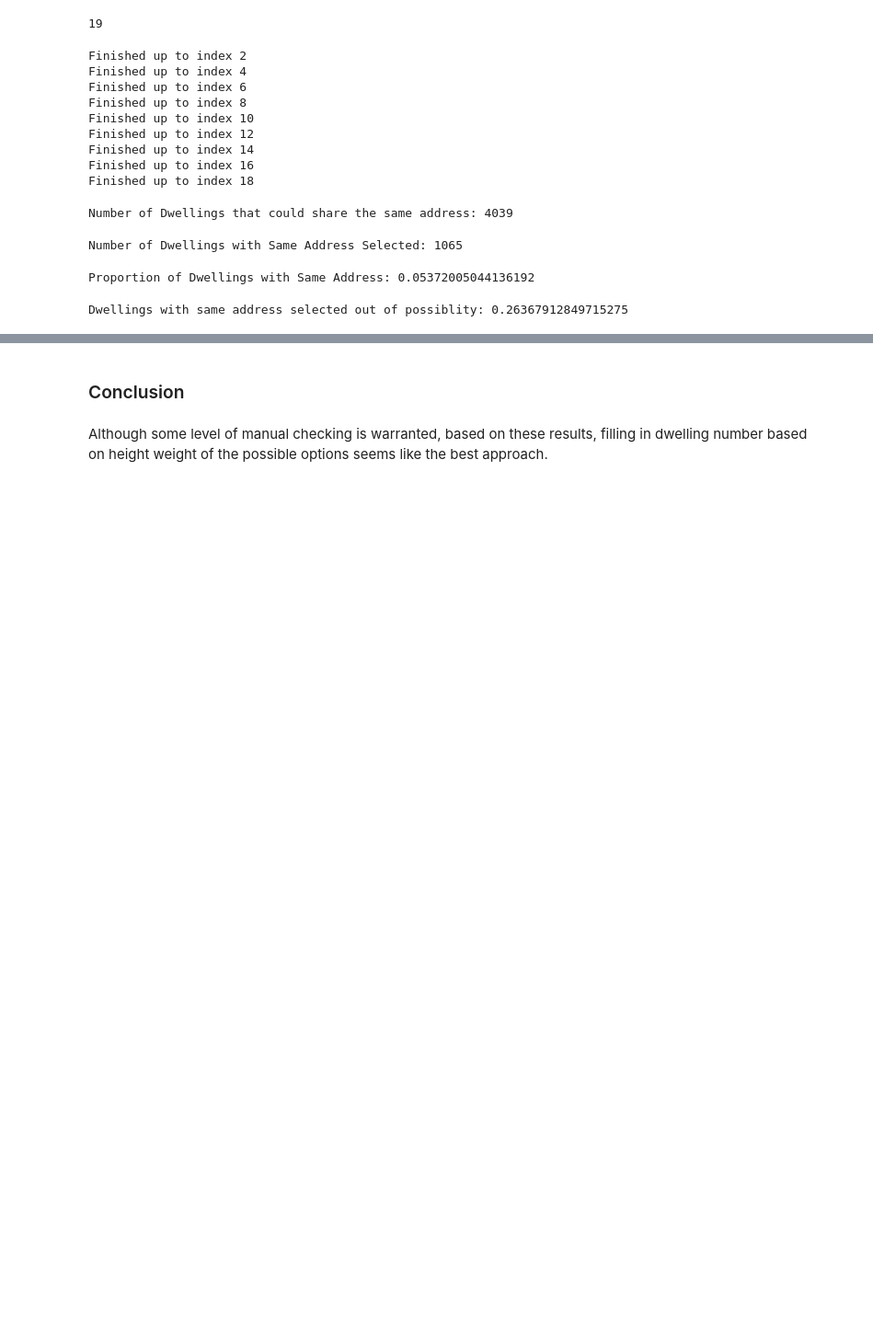
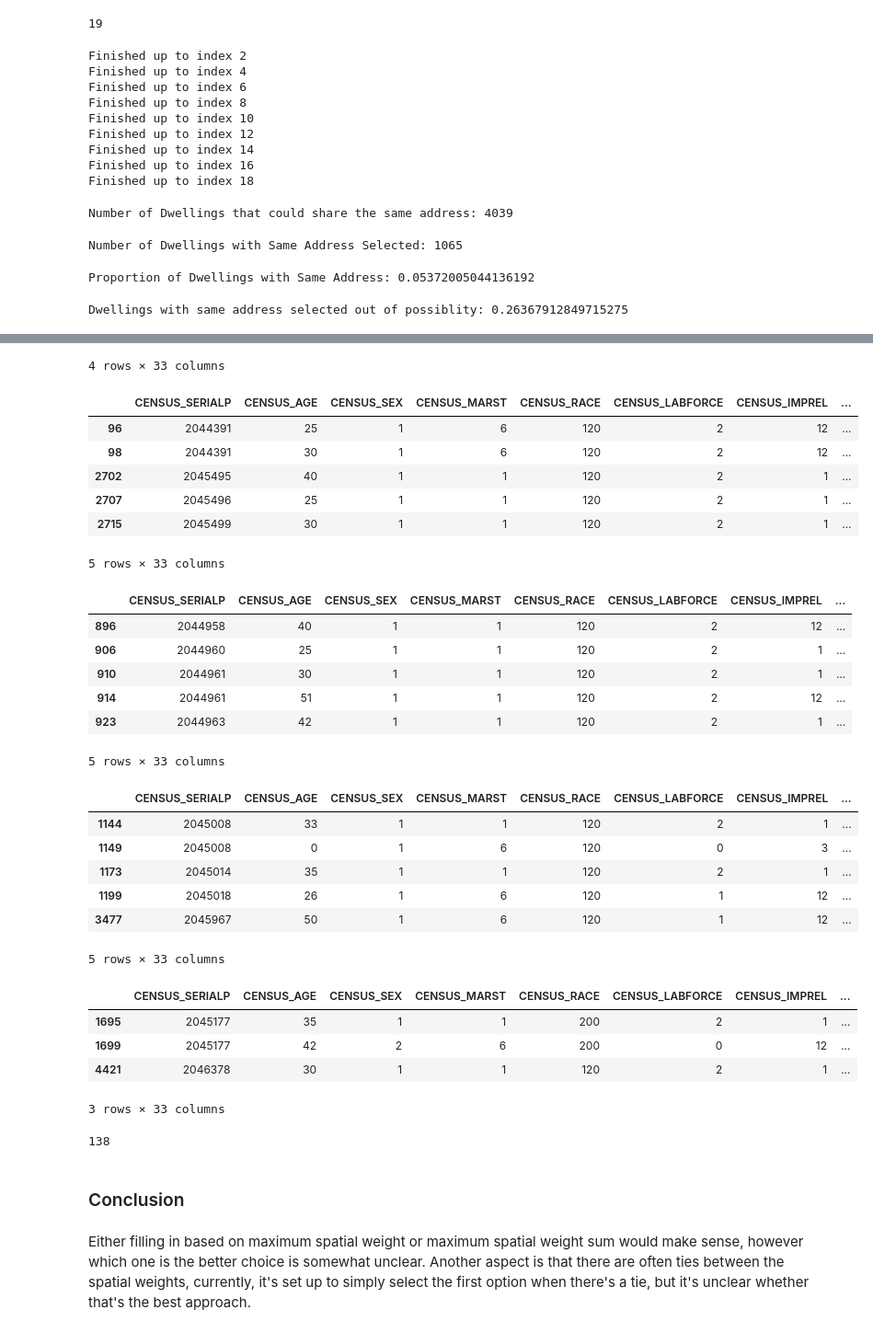
Before and after one commit to CenterForSpatialResearch/hnyc-spatial-linkage, a Jupyter notebook: Dwelling Addresses.ipynb, the cells around one changed output, grey strips where cells are left out. Shown at 92% size. Saved outputs shown, nothing was run; the diff lists cells and outputs as text; code cells hidden in the pictures; blank space fills up the shorter version.

Commit message:
fill in dwellings based on max sum

```diff
--- a/Dwelling Addresses.ipynb
+++ b/Dwelling Addresses.ipynb
@@ -821,0 +946,3 @@ Dwellings with same address selected out of possiblity: 0.26367912849715275
+# %%
+Census1850_diff = CensusDis1850[~CensusDis1850["CENSUS_IPUMS_UID"].isin(Dwelling_filled_same.CENSUS_IPUMS_UID.values)]
+Census1850_diff.info()
@@ -821,0 +967,7 @@ Dwellings with same address selected out of possiblity: 0.26367912849715275
+# %%
+#Create a column to display spatial weights
+Census1850_diff = Census1850_diff.copy()
+Census1850_diff["spatial_weight_sum"] = Census1850_diff.groupby(["CENSUS_WARD_NUM","CENSUS_DWELLING_NUM", "CD_ADDRESS"])["spatial_weight"].transform('sum')
+# %%
+Dwelling_filled_differences_all = Census1850_diff.merge(Dwelling_filled_differences, how = "left", on = "CENSUS_IPUMS_UID")
+Dwelling_filled_differences_all.info()
@@ -821,0 +992,10 @@ Dwellings with same address selected out of possiblity: 0.26367912849715275
+# %%
+Dwelling_filled_differences_all.dropna(subset = ["spatial_weight"], inplace = True)
+# %%
+i = 0
+for index, group in Dwelling_filled_differences_all.groupby(["CENSUS_WARD_NUM", "CENSUS_DWELLING_NUM"]):
+    display(group.head())
+    i += 1
+    if i == 5:
+        break
+# %% [output]
@@ -821,0 +1007,31 @@ Dwellings with same address selected out of possiblity: 0.26367912849715275
+4 rows × 33 columns
+|  | CENSUS_SERIALP | CENSUS_AGE | CENSUS_SEX | CENSUS_MARST | CENSUS_RACE | CENSUS_LABFORCE | CENSUS_IMPREL | ... |
+| 96 | 2044391 | 25 | 1 | 6 | 120 | 2 | 12 | ... |
+| 98 | 2044391 | 30 | 1 | 6 | 120 | 2 | 12 | ... |
+| 2702 | 2045495 | 40 | 1 | 1 | 120 | 2 | 1 | ... |
+| 2707 | 2045496 | 25 | 1 | 1 | 120 | 2 | 1 | ... |
+| 2715 | 2045499 | 30 | 1 | 1 | 120 | 2 | 1 | ... |
+5 rows × 33 columns
+|  | CENSUS_SERIALP | CENSUS_AGE | CENSUS_SEX | CENSUS_MARST | CENSUS_RACE | CENSUS_LABFORCE | CENSUS_IMPREL | ... |
+| 896 | 2044958 | 40 | 1 | 1 | 120 | 2 | 12 | ... |
+| 906 | 2044960 | 25 | 1 | 1 | 120 | 2 | 1 | ... |
+| 910 | 2044961 | 30 | 1 | 1 | 120 | 2 | 1 | ... |
+| 914 | 2044961 | 51 | 1 | 1 | 120 | 2 | 12 | ... |
+| 923 | 2044963 | 42 | 1 | 1 | 120 | 2 | 1 | ... |
+5 rows × 33 columns
+|  | CENSUS_SERIALP | CENSUS_AGE | CENSUS_SEX | CENSUS_MARST | CENSUS_RACE | CENSUS_LABFORCE | CENSUS_IMPREL | ... |
+| 1144 | 2045008 | 33 | 1 | 1 | 120 | 2 | 1 | ... |
+| 1149 | 2045008 | 0 | 1 | 6 | 120 | 0 | 3 | ... |
+| 1173 | 2045014 | 35 | 1 | 1 | 120 | 2 | 1 | ... |
+| 1199 | 2045018 | 26 | 1 | 6 | 120 | 1 | 12 | ... |
+| 3477 | 2045967 | 50 | 1 | 6 | 120 | 1 | 12 | ... |
+5 rows × 33 columns
+|  | CENSUS_SERIALP | CENSUS_AGE | CENSUS_SEX | CENSUS_MARST | CENSUS_RACE | CENSUS_LABFORCE | CENSUS_IMPREL | ... |
+| 1695 | 2045177 | 35 | 1 | 1 | 200 | 2 | 1 | ... |
+| 1699 | 2045177 | 42 | 2 | 6 | 200 | 0 | 12 | ... |
+| 4421 | 2046378 | 30 | 1 | 1 | 120 | 2 | 1 | ... |
+3 rows × 33 columns
+# %%
+Dwelling_filled_differences_all.groupby(["CENSUS_WARD_NUM", "CENSUS_DWELLING_NUM"]).ngroups
+# %% [output]
+138
@@ -822,4 +1040,4 @@ Dwellings with same address selected out of possiblity: 0.26367912849715275
 # %% [markdown]
 ### Conclusion
-# %% [markdown]
-Although some level of manual checking is warranted, based on these results, filling in dwelling number based on height weight of the possible options seems like the best approach.
+# %% [markdown]
+Either filling in based on maximum spatial weight or maximum spatial weight sum would make sense, however which one is the better choice is somewhat unclear. Another aspect is that there are often ties between the spatial weights, currently, it's set up to simply select the first option when there's a tie, but it's unclear whether that's the best approach.
```
Also changed, not shown: parts of 28 cells of this notebook, 1 other file.
